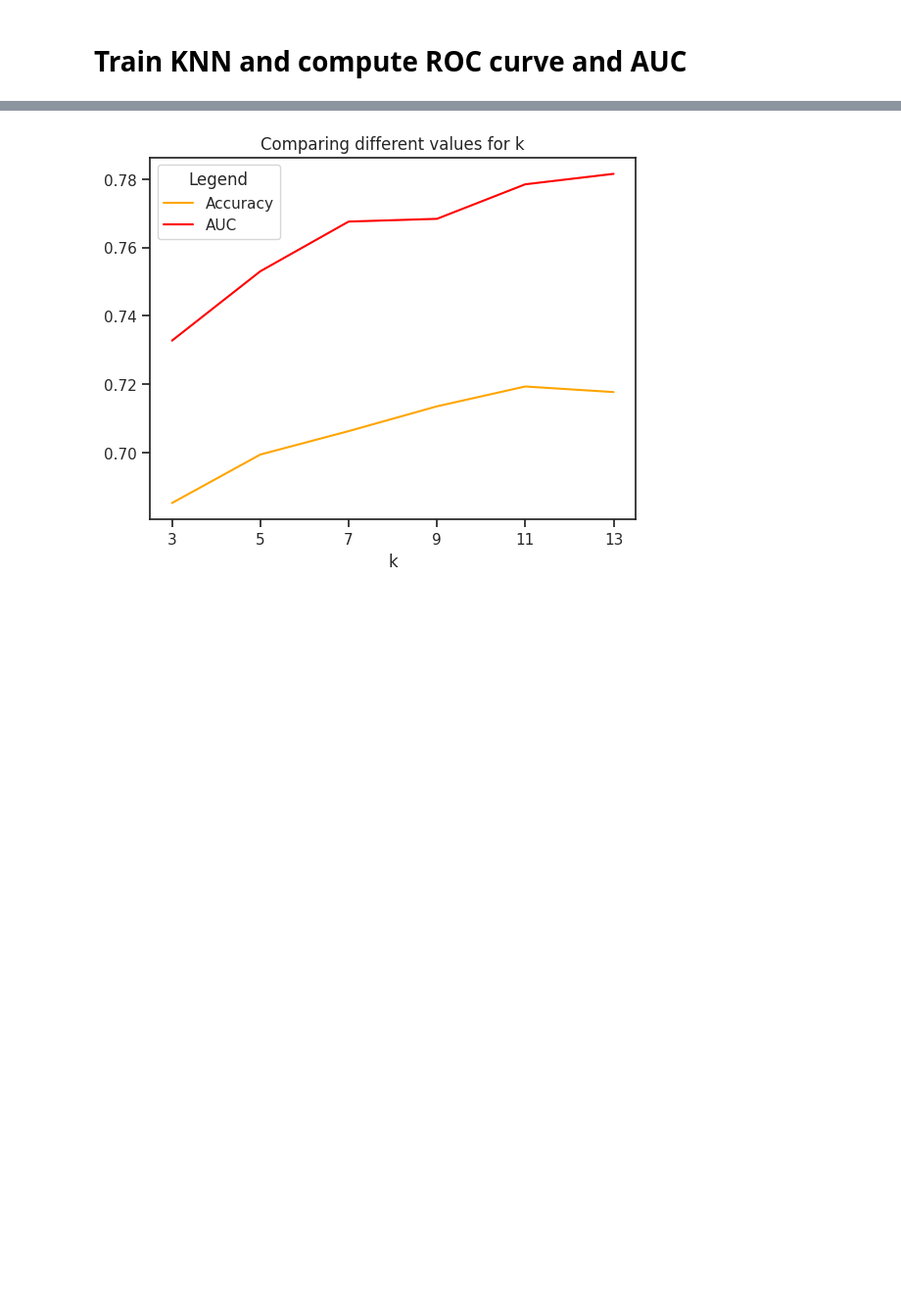
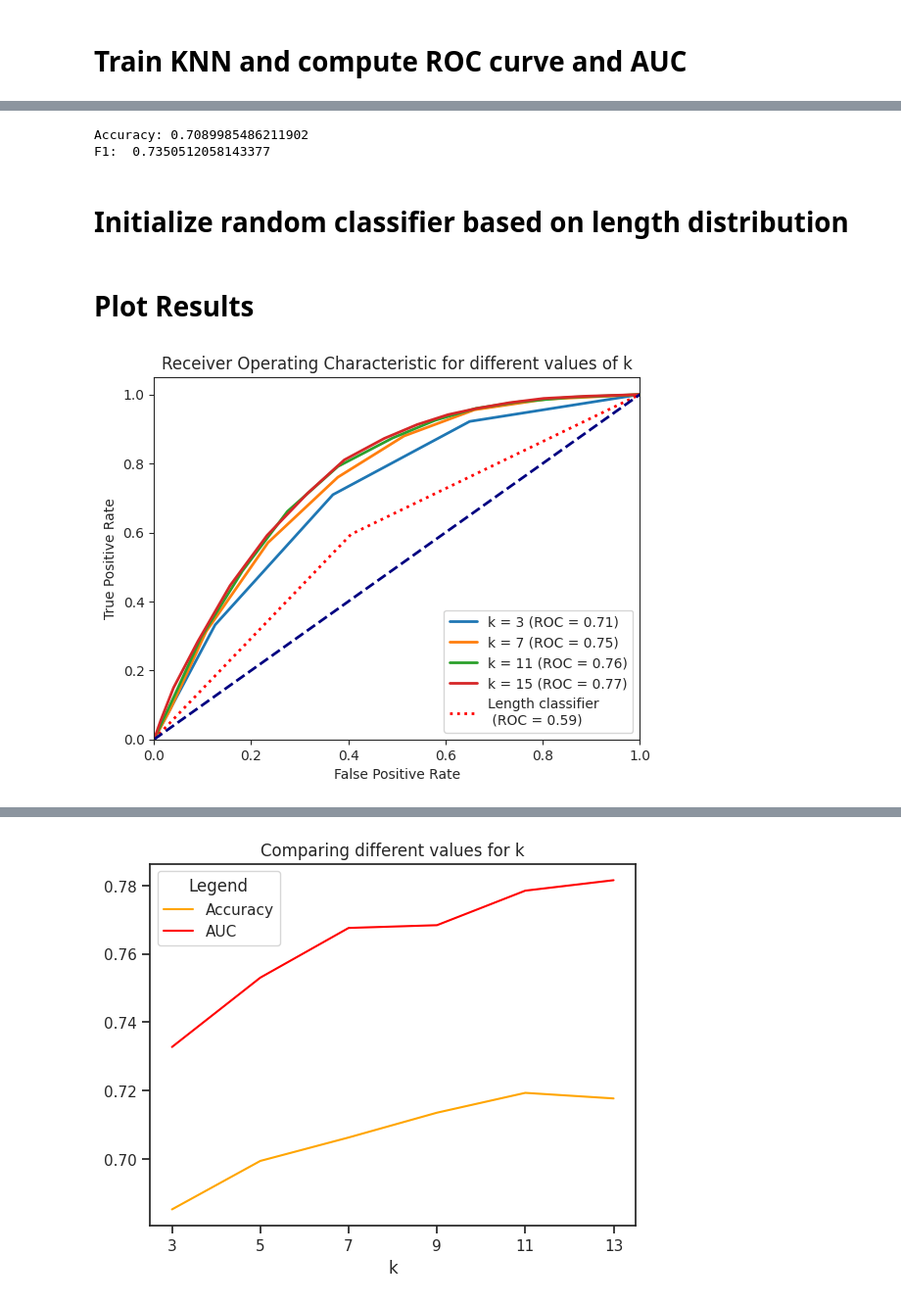
Before and after one commit to github4touchdouble/nnet-enzyme, a Jupyter notebook: gzip_knn/gzip_knn.ipynb, the cells around one changed output, grey strips where cells are left out. Shown at 98% size. Saved outputs shown, nothing was run; the diff lists cells and outputs as text; code cells hidden in the pictures; blank space fills up the shorter version.

Commit message:
Reworked ROC curve, work still in progress pt2

```diff
--- a/gzip_knn/gzip_knn.ipynb
+++ b/gzip_knn/gzip_knn.ipynb
@@ -160,15 +162,18 @@ for i, row in test_results:
 # %% [markdown]
 # Write ncd distances to file for later use
 # %%
-f = open("train_ncd.txt", "w")
+os.mkdir("gzip_data")
+f = open("gzip_data/train_ncd.txt", "w")
+f.truncate()
 for line in train_ncd:
     f.write(str(line))
-    f.write("\n")
+    f.write()
 f.close()
 
-f = open("test_ncd.txt", "w")
+f = open("gzip_data/test_ncd.txt", "w")
+f.truncate()
 for line in test_ncd:
     f.write(str(line))
-    f.write("\n")
+    f.write()
 f.close()
 # %% [markdown]
@@ -272,0 +196,40 @@ aucs = [0.7327608168875566,
+# %%
+# K = 15
+for K in [3, 5, 7, 9, 11, 13, 15, 17]:
+# KNN classification
+    neigh = KNeighborsClassifier(n_neighbors=K)
+
+    neigh.fit(train_ncd, train_y)
+    accuracy = neigh.score(test_ncd, test_y)
+    predictions = neigh.predict(test_ncd)
+    f1 = f1_score(test_y, predictions)
+
+    # Predict probabilities for the positive class (class 1)
+    y_prob = neigh.predict_proba(test_ncd)[:, 1]
+
+    # Compute ROC curve and AUC for gzip_knn
+    fpr, tpr, thresholds = roc_curve(test_y, y_prob)
+    roc_auc = auc(fpr, tpr)
+    # creates a csv file with the following structure:
+    # 1     fpr
+    # 2     tpr
+    # 3     roc_auc
+    # 4     accuracy
+    # 5     f1
+    scores = open(f"gzip_data/{K}_scores.csv", "w")
+    scores.truncate()
+    scores.write(str(fpr))
+    scores.write()
+    scores.write(str(tpr))
+    scores.write()
+    scores.write(roc_auc)
+    scores.write()
+    scores.write(accuracy)
+    scores.write()
+    scores.write(f1)
+    scores.close()
+# %% [output]
+Accuracy: 0.7089985486211902
+F1:  0.7350512058143377
+# %% [markdown]
+# Initialize random classifier based on length distribution
@@ -272,0 +252,2 @@ aucs = [0.7327608168875566,
+# %% [markdown]
+# Plot Results
@@ -272,0 +317,21 @@ aucs = [0.7327608168875566,
+# %%
+# Plot ROC curve
+plt.figure()
+plt.plot(fpr_3, tpr_3, lw=2, label='k = 3 (ROC = %0.2f)' % auc_3)
+# plt.plot(fpr_5, tpr_5, lw=2, label='k = 5 (ROC = %0.2f)' % auc_5)
+plt.plot(fpr_7, tpr_7, lw=2, label='k = 7 (ROC = %0.2f)' % auc_7)
+# plt.plot(fpr_9, tpr_9, lw=2, label='k = 9 (ROC = %0.2f)' % auc_9)
+plt.plot(fpr_11, tpr_11, lw=2, label='k = 11 (ROC = %0.2f)' % auc_11)
+# plt.plot(fpr_13, tpr_13, lw=2, label='k = 13 (ROC = %0.2f)' % auc_13)
+plt.plot(fpr_15, tpr_15, lw=2, label='k = 15 (ROC = %0.2f)' % auc_15)
+plt.plot(fpr_l, tpr_l, color='red', lw=2, linestyle=":", label='Length classifier \n (ROC = %0.2f)' % roc_auc_l)
+plt.plot([0, 1], [0, 1], color='navy', lw=2, linestyle='--')
+plt.xlim([0.0, 1.0])
+plt.ylim([0.0, 1.05])
+plt.xlabel('False Positive Rate')
+plt.ylabel('True Positive Rate')
+plt.title(f'Receiver Operating Characteristic for different values of k')
+plt.legend(loc="lower right")
+plt.show()
+# %% [output]
+[figure, added]
```
Also changed, not shown: parts of 8 cells of this notebook.
